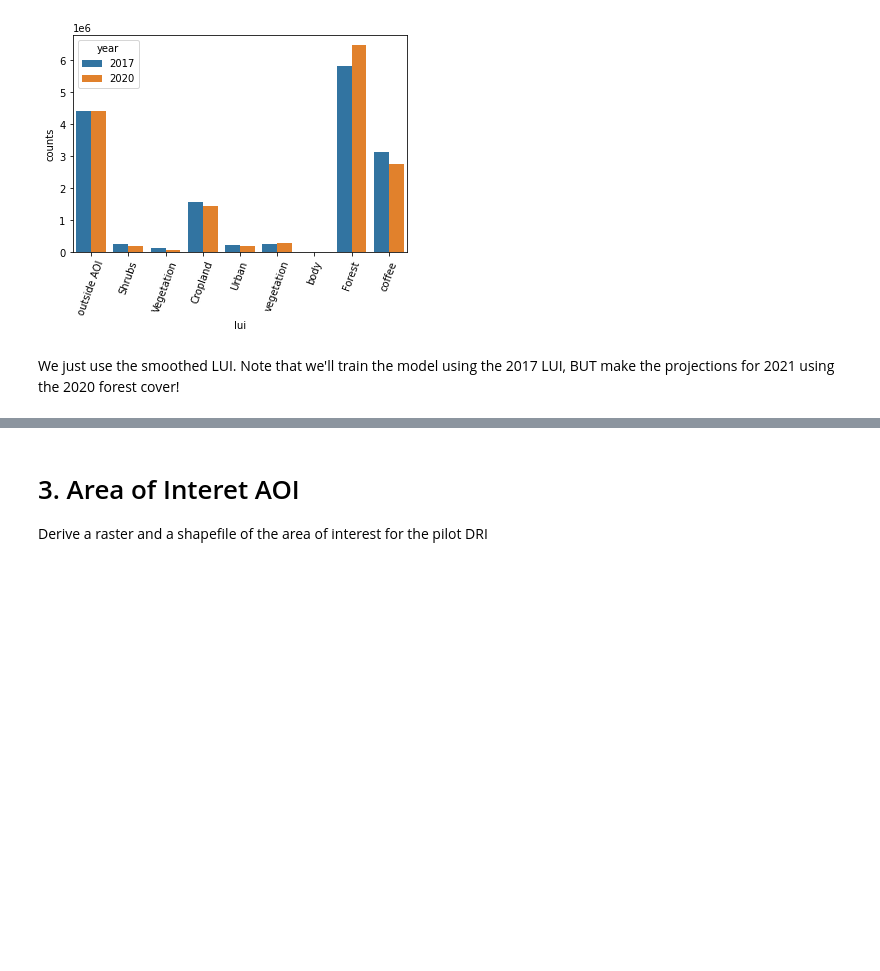
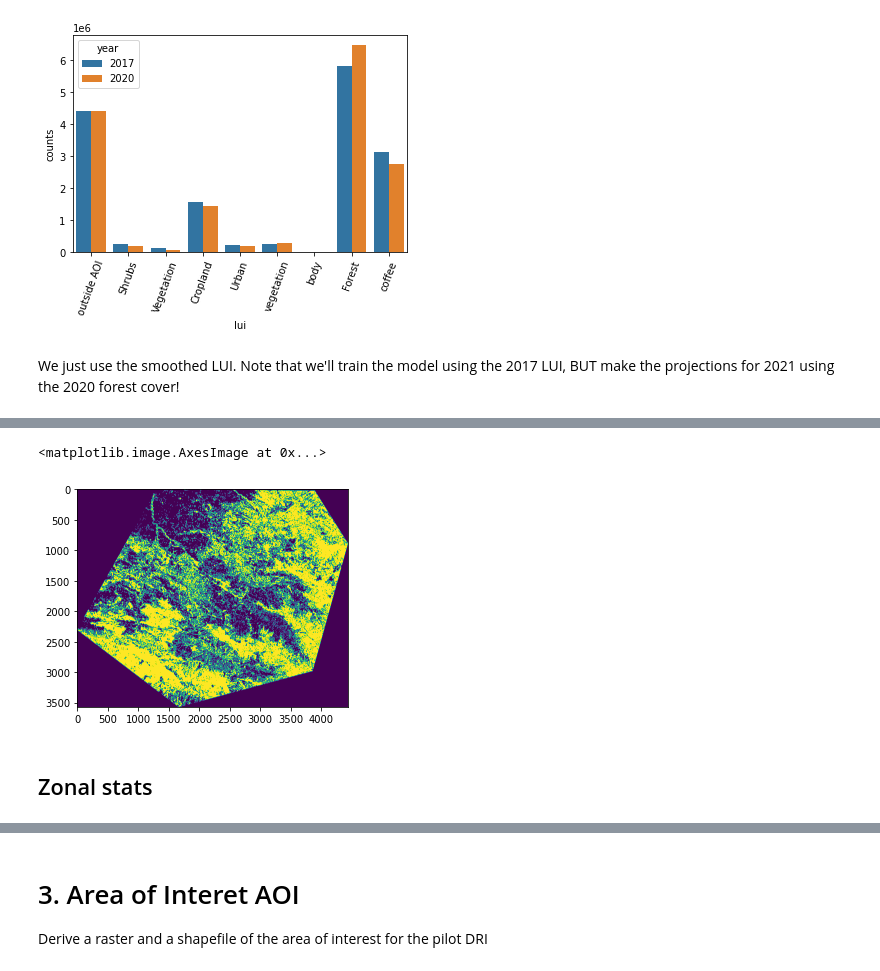
Before and after one commit to pantonar/forest_mind, a Jupyter notebook: analysis/EDA_pilot_guatemala.ipynb, the cells around one changed output, grey strips where cells are left out. Cells and saved outputs as stored; diff of their text form; code cells hidden in the pictures; blank space fills up the shorter version.

```diff
--- a/analysis/EDA_pilot_guatemala.ipynb
+++ b/analysis/EDA_pilot_guatemala.ipynb
@@ -387,0 +514,7 @@ We just use the smoothed LUI. Note that we'll train the model using the 2017 LUI
+# %%
+plt.imshow(rasterio.open('forest_mask_2020.tif').read(1))
+# %% [output]
+<matplotlib.image.AxesImage at 0x...>
+[figure, added]
+# %% [markdown]
+## Zonal stats
```
Also changed, not shown: parts of 95 cells of this notebook.
